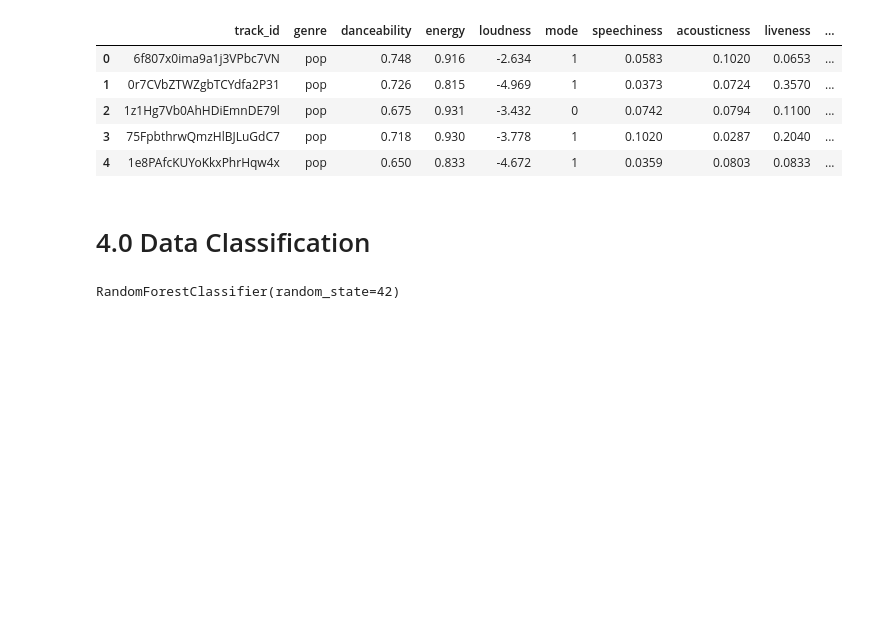
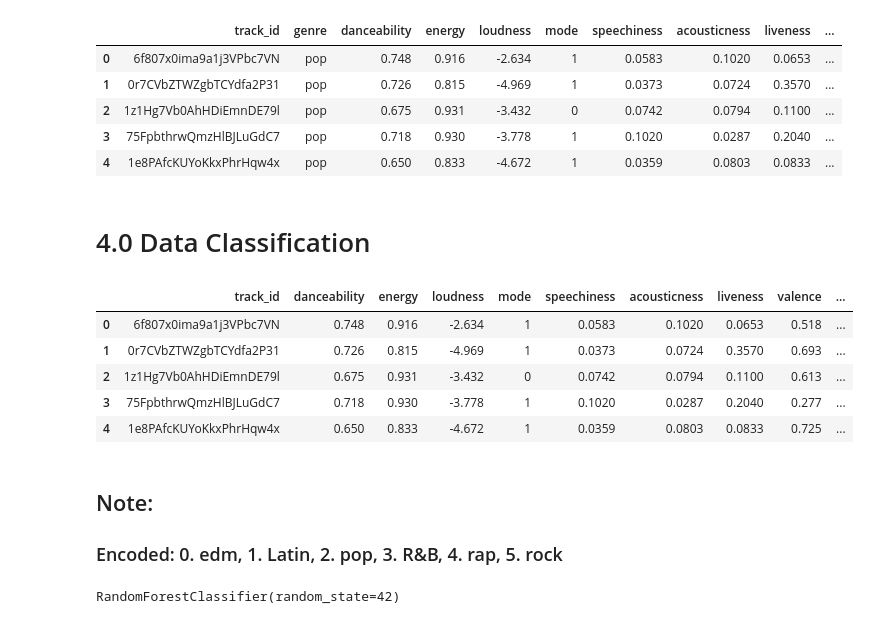
Before and after one commit to SumSumarie/machine_learning, a Jupyter notebook: exam_music_genre/notebook/Music_genre_classification.ipynb, the cells around one changed output. Saved outputs shown, nothing was run; the diff lists cells and outputs as text; code cells hidden in the pictures; blank space fills up the shorter version.

```diff
--- a/exam_music_genre/notebook/Music_genre_classification.ipynb
+++ b/exam_music_genre/notebook/Music_genre_classification.ipynb
@@ -382,3 +386,15 @@ df_cleaned['genre_encoded'] = label_encoder.fit_transform(df_cleaned['genre'])
 # %%
 # Drop the original 'genre' column
 df_encoded = df_cleaned.drop(columns=['genre'])
+# %%
+df_encoded.head()
+# %% [output]
+|  | track_id | danceability | energy | loudness | mode | speechiness | acousticness | liveness | valence | ... |
+| 0 | 6f807x0ima9a1j3VPbc7VN | 0.748 | 0.916 | -2.634 | 1 | 0.0583 | 0.1020 | 0.0653 | 0.518 | ... |
+| 1 | 0r7CVbZTWZgbTCYdfa2P31 | 0.726 | 0.815 | -4.969 | 1 | 0.0373 | 0.0724 | 0.3570 | 0.693 | ... |
+| 2 | 1z1Hg7Vb0AhHDiEmnDE79l | 0.675 | 0.931 | -3.432 | 0 | 0.0742 | 0.0794 | 0.1100 | 0.613 | ... |
+| 3 | 75FpbthrwQmzHlBJLuGdC7 | 0.718 | 0.930 | -3.778 | 1 | 0.1020 | 0.0287 | 0.2040 | 0.277 | ... |
+| 4 | 1e8PAfcKUYoKkxPhrHqw4x | 0.650 | 0.833 | -4.672 | 1 | 0.0359 | 0.0803 | 0.0833 | 0.725 | ... |
+# %% [markdown]
+## Note:
+### Encoded: 0. edm, 1. Latin, 2. pop, 3. R&B, 4. rap, 5. rock
```
Also changed, not shown: parts of 24 cells of this notebook, 1 other file.
